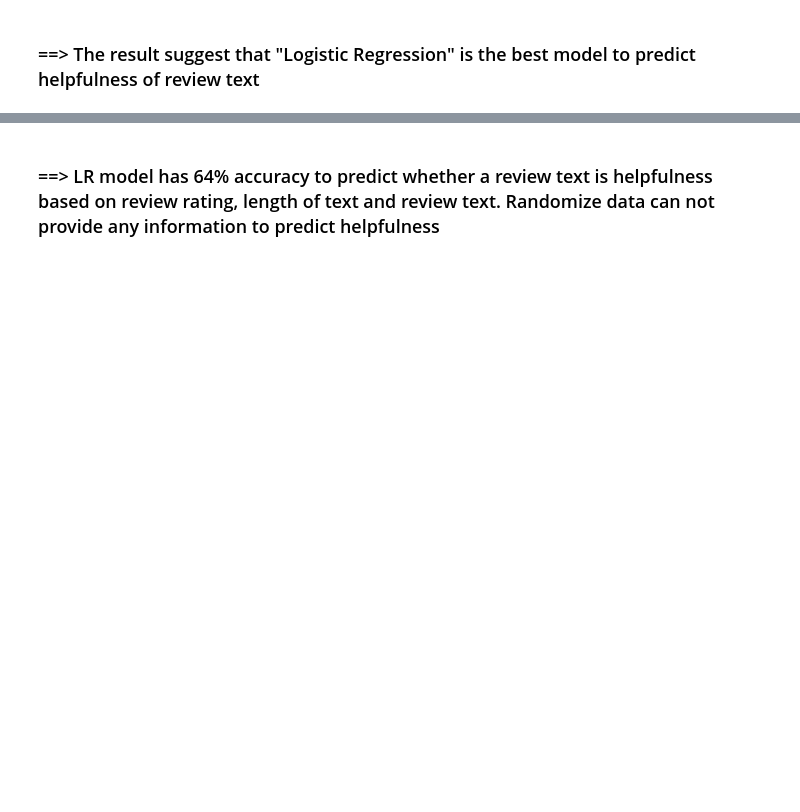
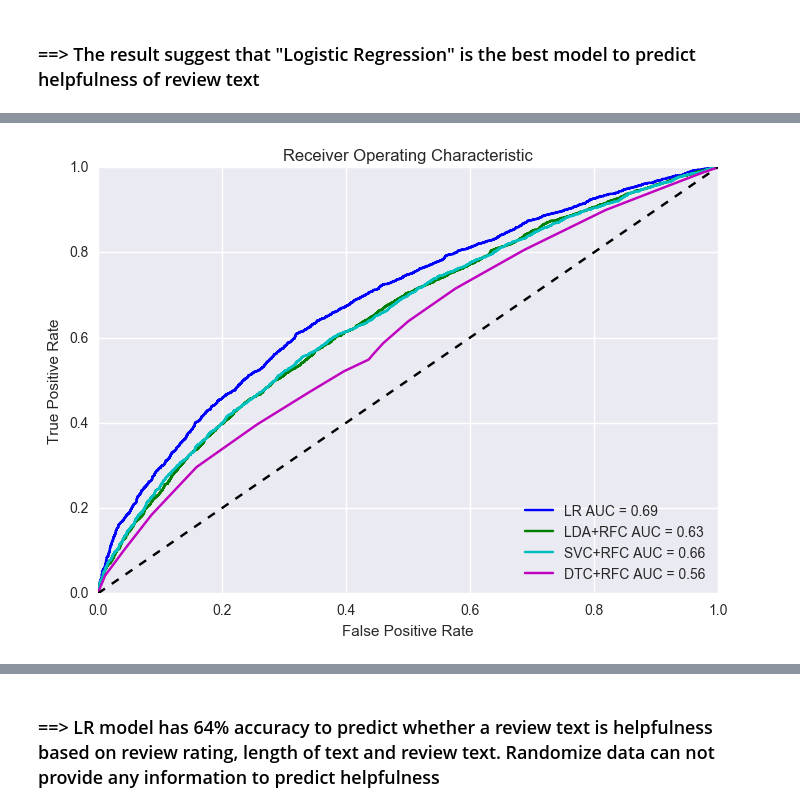
Before and after one commit to TancyKao/AmazonReviewProj, a Jupyter notebook: AmazonBookPilot.ipynb, the cells around one changed output, grey strips where cells are left out. Saved outputs shown, nothing was run; the diff lists cells and outputs as text; code cells hidden in the pictures; blank space fills up the shorter version.

```diff
--- a/AmazonBookPilot.ipynb
+++ b/AmazonBookPilot.ipynb
@@ -912,2 +979,39 @@ avg / total       0.64      0.64      0.64      6963
+# %%
+###############################################
+## 5.5 ENSEMBLES
+###############################################
+
+names_ens = []
+FPRs_ens = []
+TPRs_ens = []
+ROC_AUCs_ens =[]
+
+for k in range(1,(len(predModels)-1)): # LDA, SVC, DTC
+    name = ''.join([md_names[k], '+' ,md_names[4]])
+    prob = (Probs[k]+Probs[4])/2
+    preds = prob[:,1]
+    fpr, tpr, threshold = roc_curve(Y_validationBinary, preds, pos_label=0)
+    roc_auc = auc(fpr, tpr)
+    names_ens.append(name)
+    FPRs_ens.append(fpr)
+    TPRs_ens.append(tpr)
+    Thresholds_ens.append(threshold)
+    ROC_AUCs_ens.append(roc_auc)
+# %%
+plt.title('Receiver Operating Characteristic')
+plt.plot(FPRs[0], TPRs[0], 'b', label='%s AUC = %0.2f'% (names[0],ROC_AUCs[0]))# plot LRC
+plt.plot(FPRs_ens[0], TPRs_ens[0], 'g', label='%s AUC = %0.2f'% (names_ens[0],ROC_AUCs[1]))# plot LDA+RFC
+plt.plot(FPRs_ens[1], TPRs_ens[1], 'c', label='%s AUC = %0.2f'% (names_ens[1],ROC_AUCs[2]))# plot SVC+RFC
+plt.plot(FPRs_ens[2], TPRs_ens[2], 'm', label='%s AUC = %0.2f'% (names_ens[2],ROC_AUCs[3]))# plot DTC+RFC
+
+plt.legend(loc='lower right')
+plt.plot([0,1],[0,1],'k--')
+plt.xlim([0,1])
+plt.ylim([0,1])
+plt.ylabel('True Positive Rate')
+plt.xlabel('False Positive Rate')
+plt.show()
+# %% [output]
+[figure, added]
 # %%
 #########################################
```
Also changed, not shown: parts of 16 cells of this notebook.
